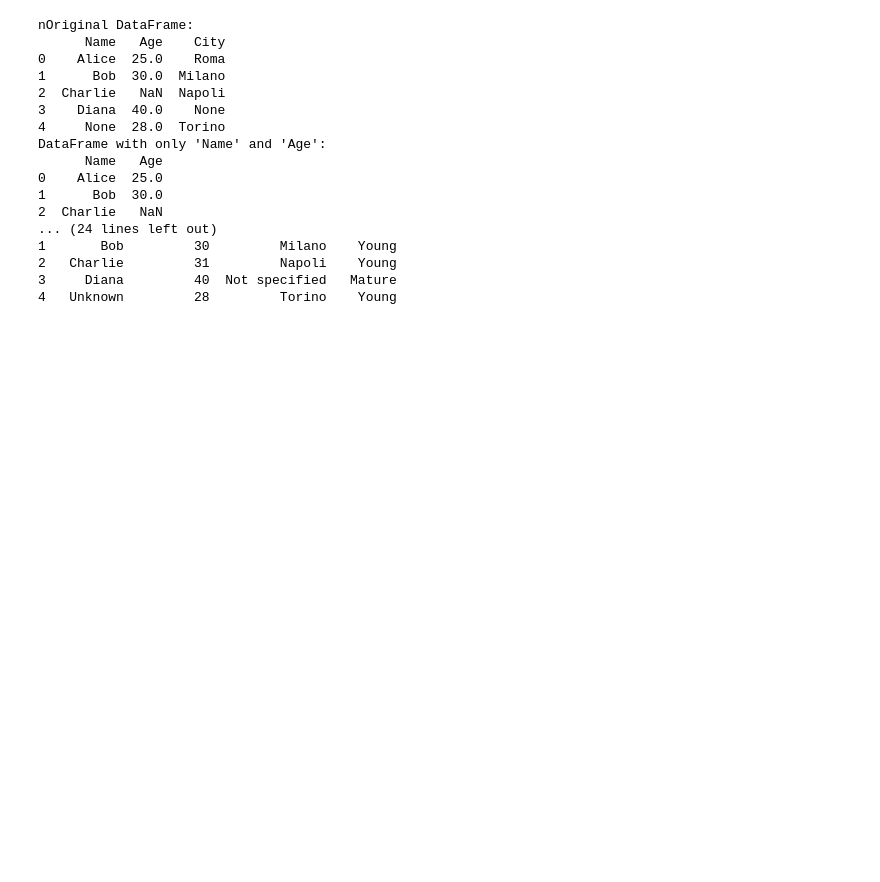
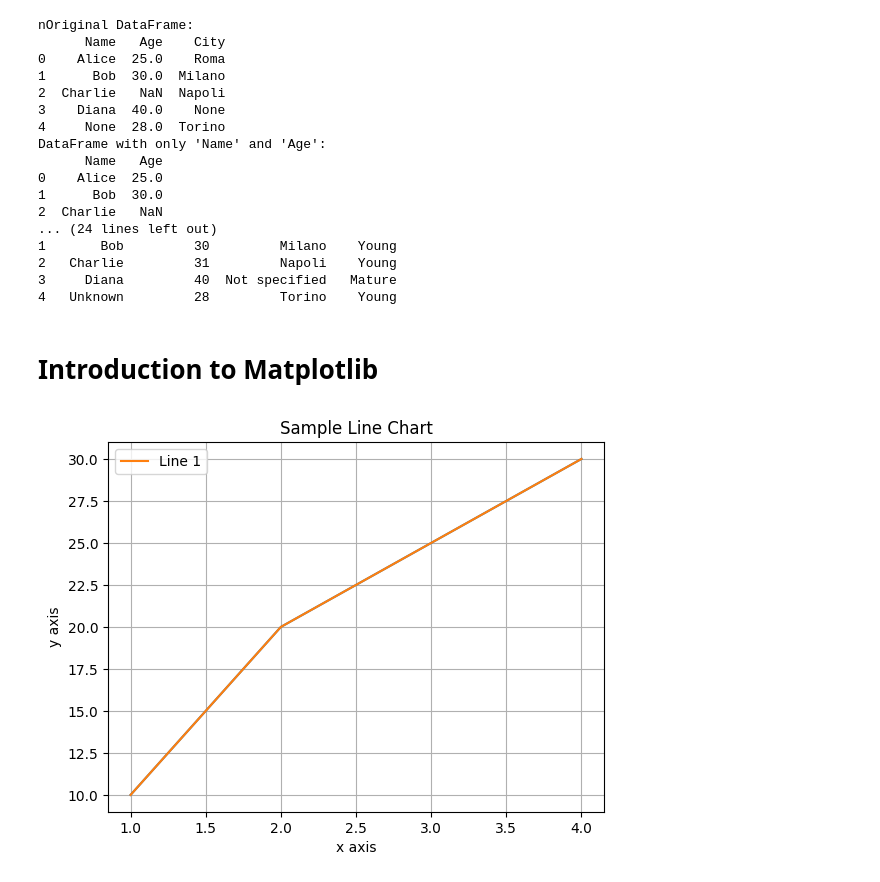
Before and after one commit to vittyGalaxy/py-training, a Jupyter notebook: Pandas, Matplotlib, Seaborn.ipynb, the cells around one changed output. Cells and saved outputs as stored; diff of their text form; code cells hidden in the pictures; blank space fills up the shorter version.

Commit message:
implemented Introduction to Matplotlib

```diff
--- a/Pandas, Matplotlib, Seaborn.ipynb
+++ b/Pandas, Matplotlib, Seaborn.ipynb
@@ -376,3 +376,26 @@ DataFrame with only 'Name' and 'Age':
 2   Charlie         31         Napoli    Young
 3     Diana         40  Not specified   Mature
 4   Unknown         28         Torino    Young
+# %% [markdown]
+# Introduction to Matplotlib
+# %%
+import matplotlib.pyplot as plt
+
+fig, ax = plt.subplots()
+
+x = [1, 2, 3, 4]
+y = [10, 20, 25, 30]
+
+ax.plot(x, y)
+ax.set_title("Sample Line Chart")
+ax.set_xlabel("x axis")
+ax.set_ylabel("y axis")
+
+ax.grid(True)
+
+ax.plot(x, y, label="Line 1")
+ax.legend()
+
+plt.show()
+# %% [output]
+[figure, added]
```
